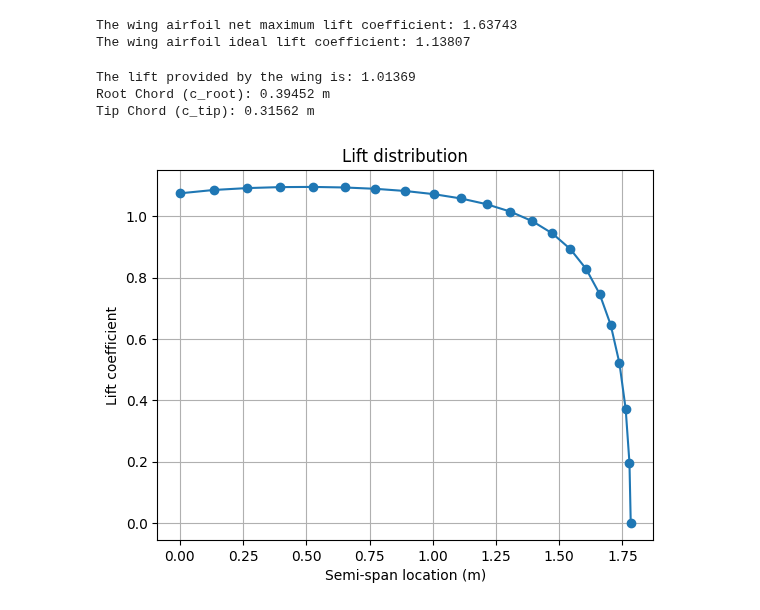
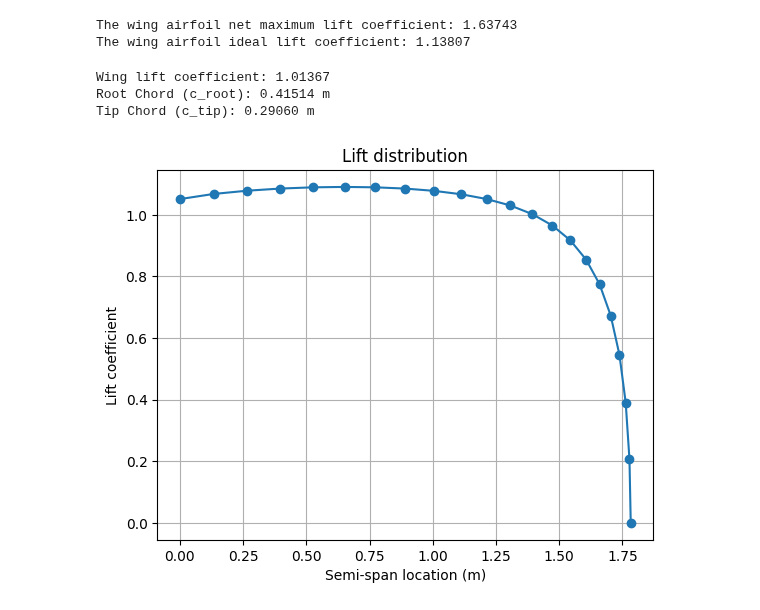
Before and after one commit to paramvirlobana/AERO_490_2023-24, a Jupyter notebook: __preliminary_design/wing_sizing.ipynb, the cells around one changed output. Cells and saved outputs as stored; diff of their text form; code cells hidden in the pictures.

```diff
--- a/__preliminary_design/wing_sizing.ipynb
+++ b/__preliminary_design/wing_sizing.ipynb
@@ -256,36 +256,36 @@ def lift_distribution(S, AR, taper_ratio):
         for j in range(N):
             B[i, j] = np.sin((2 * j + 1) * theta[i]) * (1 + (mu[i] * (2 * j + 1)) / np.sin(theta[i]))
 
     A = np.linalg.solve(B, LHS)
 
     sum1 = np.zeros(N)
     sum2 = np.zeros(N)
     for i in range(N):
         for j in range(N):
             sum1[i] += (2 * j + 1) * A[j] * np.sin((2 * j + 1) * theta[i])
             sum2[i] += A[j] * np.sin((2 * j + 1) * theta[i])
 
     CL = 4 * b * sum2 / c
     CL1 = np.insert(CL, 0, 0)
     y_s = np.insert(z, 0, b / 2)
 
     plt.plot(y_s, CL1, "-o")
     plt.grid()
     plt.title("Lift distribution")
     plt.xlabel("Semi-span location (m)")
     plt.ylabel("Lift coefficient")
     #plt.legend()
     CL_wing = np.pi * AR * A[0]
 
     return CL_wing, taper_ratio, Croot, Ctip, b, y_s, CL1
 
-lift_data = lift_distribution(S, AR, 0.8)
+lift_data = lift_distribution(S, AR, 0.7)
 
-print("The lift provided by the wing is: {0:1.5f}".format(lift_data[0]))
+print("Wing lift coefficient: {0:1.5f}".format(lift_data[0]))
 print("Root Chord (c_root): {0:1.5f}".format(*lift_data[2]), "m")
 print("Tip Chord (c_tip): {0:1.5f}".format(*lift_data[3]), "m")
 # %% [output]
-The lift provided by the wing is: 1.01369
-Root Chord (c_root): 0.39452 m
-Tip Chord (c_tip): 0.31562 m
+Wing lift coefficient: 1.01367
+Root Chord (c_root): 0.41514 m
+Tip Chord (c_tip): 0.29060 m
-[figure, old version]
+[figure, new version]
```
